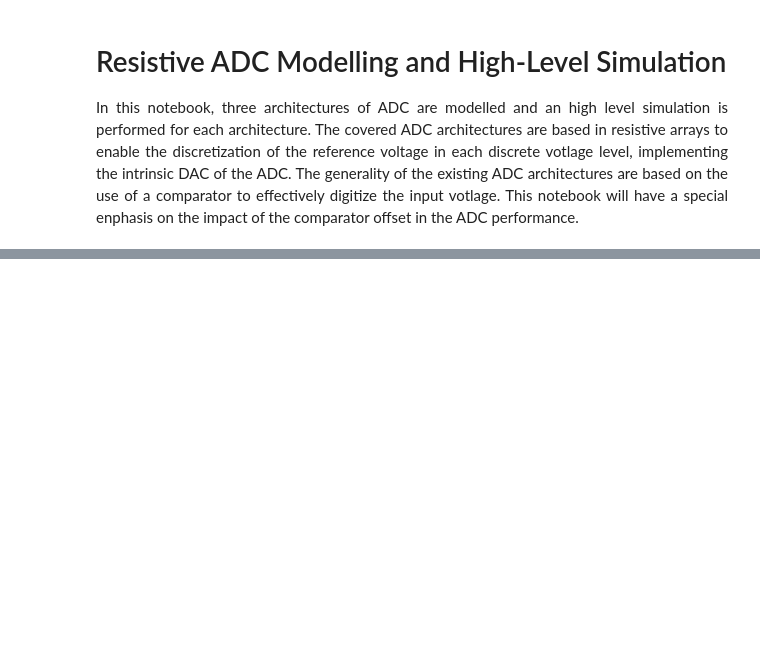
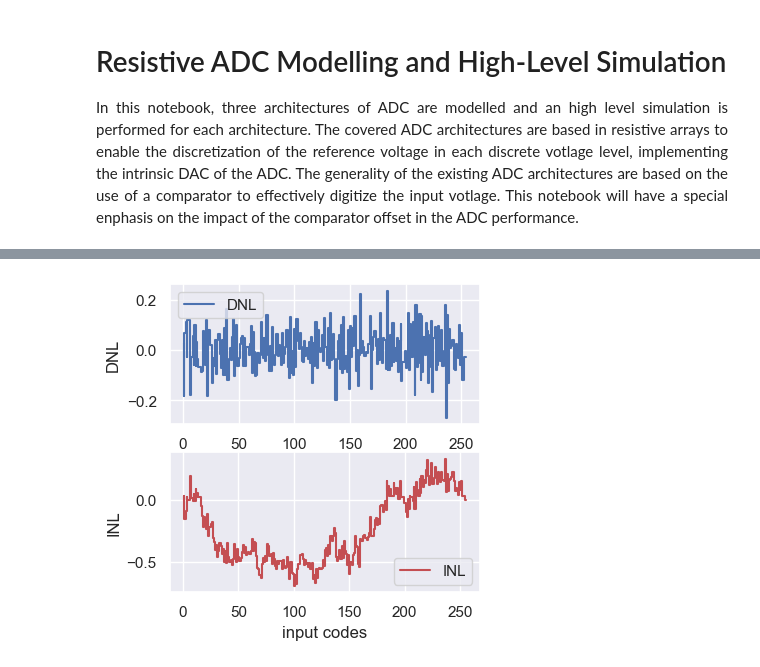
Before and after one commit to das-dias/signal-converters-notebooks, a Jupyter notebook: practical_classes/practical_class_9.ipynb, the cells around one changed output, grey strips where cells are left out. Saved outputs shown, nothing was run; the diff lists cells and outputs as text; code cells hidden in the pictures; blank space fills up the shorter version.

```diff
--- a/practical_classes/practical_class_9.ipynb
+++ b/practical_classes/practical_class_9.ipynb
@@ -57,0 +201,15 @@ The offset will lead the comparator to decide its output logical value relative
+# %%
+# plot the DNL and INL
+fig, ax = plt.subplots(2,1, figsize=(4,4))
+ax[0].step(dout[1:-1], dnl, 'b', label='DNL')
+ax[0].set_xlabel('input codes')
+ax[0].set_ylabel('DNL')
+ax[0].legend()
+ax[0].grid(True)
+ax[1].step(dout[1:], inl, 'r', label='INL')
+ax[1].set_xlabel('input codes')
+ax[1].set_ylabel('INL')
+ax[1].legend()
+ax[1].grid(True)
+# %% [output]
+[figure, added]
```
Also changed, not shown: parts of 9 cells of this notebook, 1 other file.
